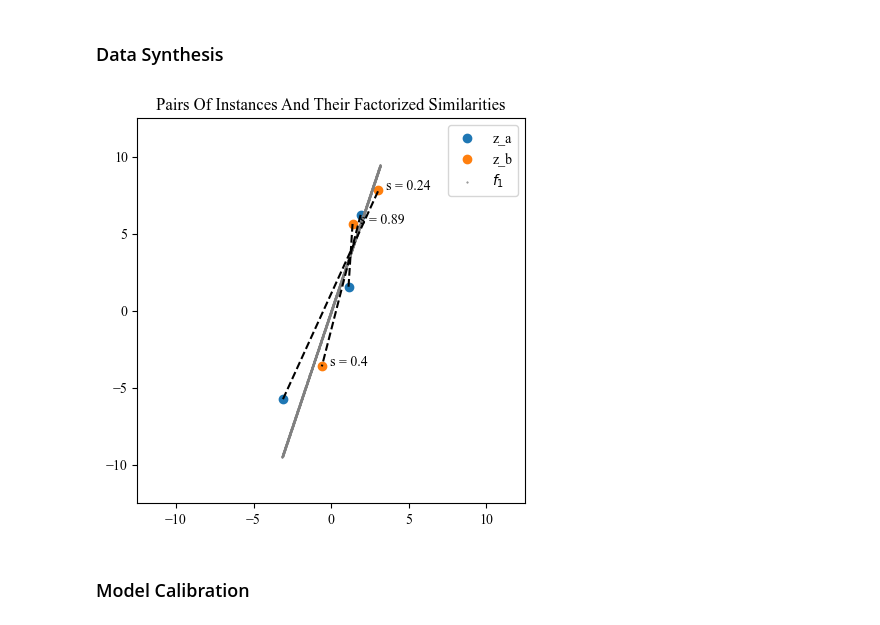
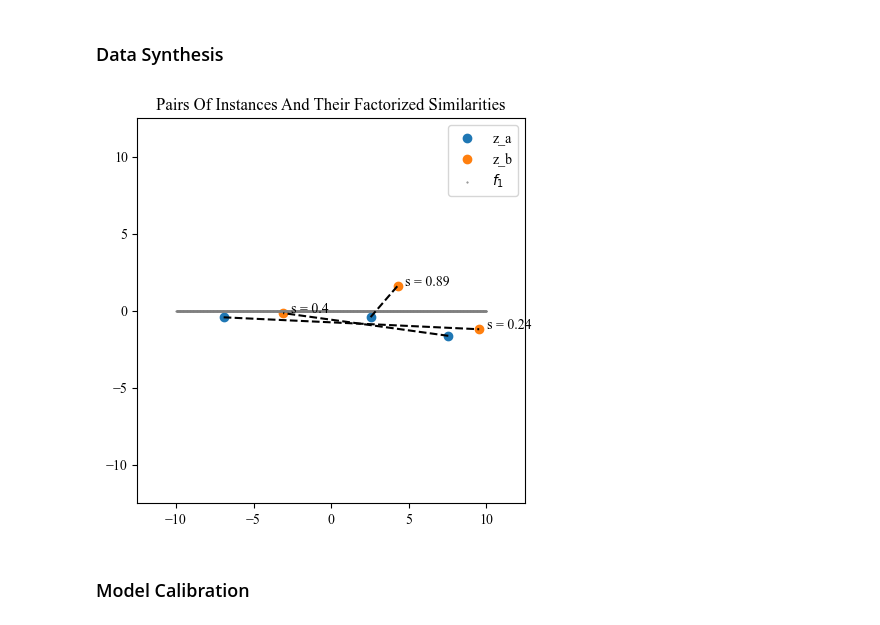
Before and after one commit to TimHenry1995/gyoza, a Jupyter notebook: src/gyoza/scripts/manifolds.ipynb, the cells around one changed output. Cells and saved outputs as stored; diff of their text form; code cells hidden in the pictures.

```diff
--- a/src/gyoza/scripts/manifolds.ipynb
+++ b/src/gyoza/scripts/manifolds.ipynb
@@ -395,24 +427,24 @@ and this is the reconstruction error (should be almost 0)
 # %%
 manifold_name = 'f_1'
 
 # Set up the raw manifold function
 rise = np.sign(np.arcsinh(s_max)) * np.cosh(np.arcsinh(s_max)) - np.sign(s_max)
 run = np.arcsinh(s_max)
-theta=np.arccos((rise/ run) / np.sqrt(run**2 + rise**2)) # this theta leads to the same slope as that of case study 2 (for comparability)
+theta=0#np.arccos((rise/ run) / np.sqrt(run**2 + rise**2)) # this theta leads to the same slope as that of case study 2 (for comparability)
 manifold_function = lambda S: gum.rotate(xs=S, ys=0*S, theta=theta)
 
 # Generate a dataset
 reset_random_number_generators(seed=2) # Reproducability
 noise_strength = 1.0
 Z, Y = create_data_set(S=S, manifold_function=manifold_function, noise_strength=noise_strength) # Z.shape == [M, N], Y.shape = [M, F]
 
 # Plot pairs of instances
 iterator = mdis.volatile_factorized_pair_iterator(X=Z, Y=Y, batch_size=32, similarity_function=similarity_function)
 Z_ab, Y_ab = next(iterator)
 
 plot_instance_pairs(S=S, Z_ab=Z_ab[:3,:,:], Y_ab=Y_ab[:3,:], manifold_function=manifold_function, manifold_name=manifold_name)
 # %% [output]
-[figure, old version]
+[figure, new version]
 # %% [markdown]
 ### Model Calibration
 # %%
```
Also changed, not shown: parts of 6 cells of this notebook.
